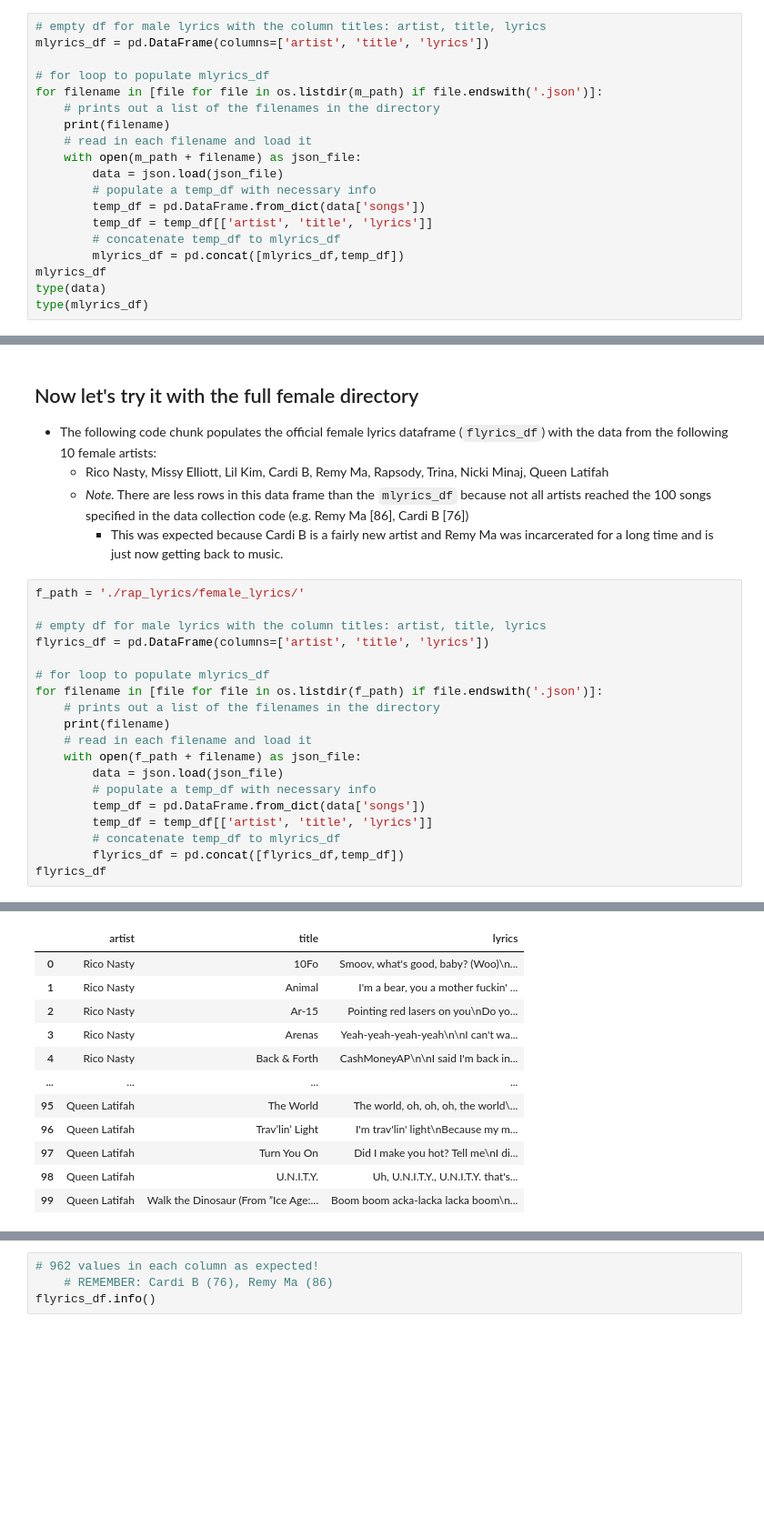
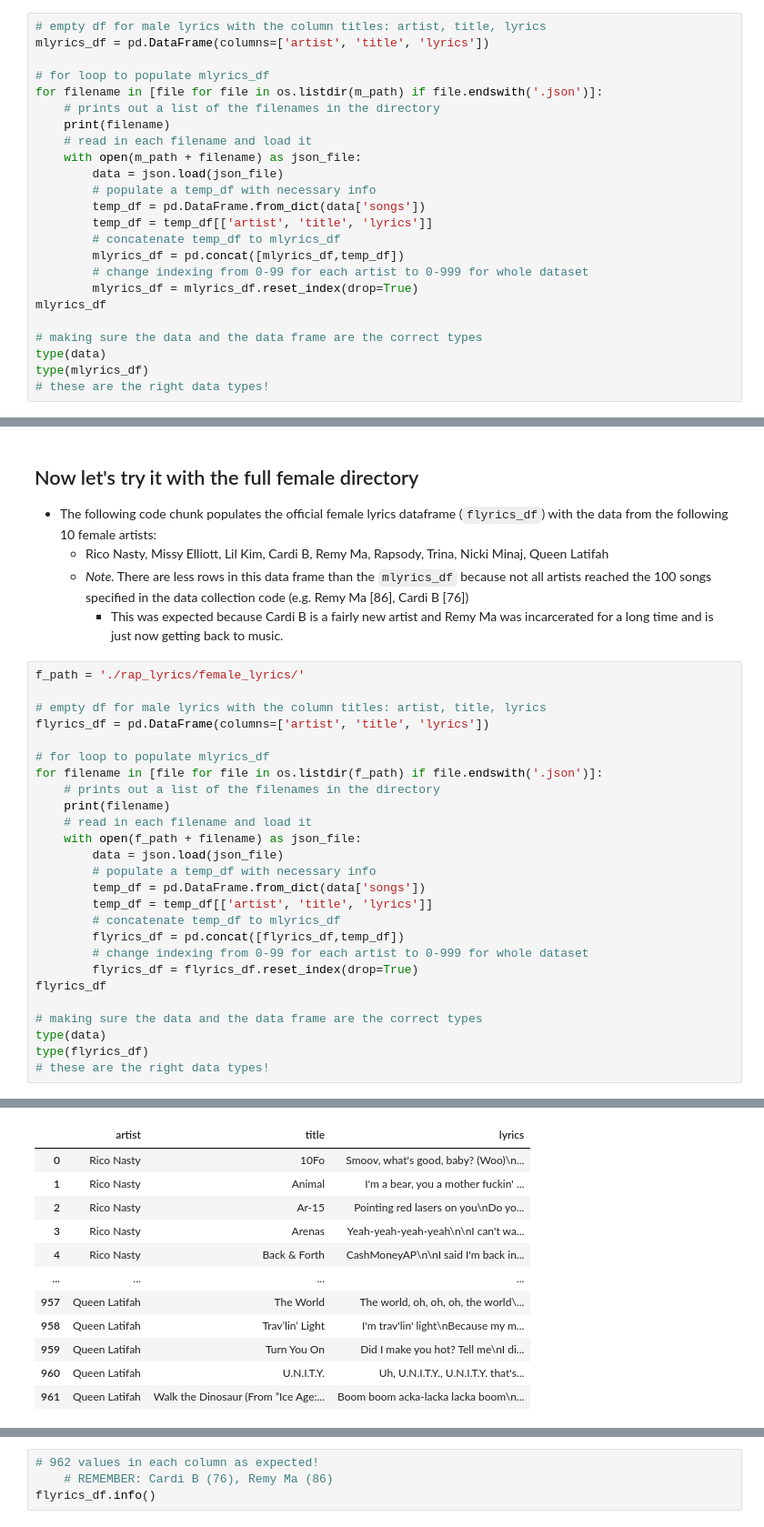
Before and after one commit to Data-Science-for-Linguists-2021/Rapper_Topic_Modeling, a Jupyter notebook: lyrical_data_analysis.ipynb, the cells around one changed output, grey strips where cells are left out. Shown at 91% size. Saved outputs shown, nothing was run; the diff lists cells and outputs as text; blank space fills up the shorter version.

```diff
--- a/lyrical_data_analysis.ipynb
+++ b/lyrical_data_analysis.ipynb
@@ -62,9 +62,14 @@ for filename in [file for file in os.listdir(m_path) if file.endswith('.json')]:
         temp_df = temp_df[['artist', 'title', 'lyrics']]
         # concatenate temp_df to mlyrics_df
         mlyrics_df = pd.concat([mlyrics_df,temp_df])
+        # change indexing from 0-99 for each artist to 0-999 for whole dataset
+        mlyrics_df = mlyrics_df.reset_index(drop=True)
 mlyrics_df
+
+# making sure the data and the data frame are the correct types
 type(data)
 type(mlyrics_df)
+# these are the right data types!
 # %% [output]
 Lyrics_J.Cole.json
 Lyrics_JAYZ.json
@@ -154,36 +160,43 @@ flyrics_df = pd.DataFrame(columns=['artist', 'title', 'lyrics'])
 for filename in [file for file in os.listdir(f_path) if file.endswith('.json')]:
     # prints out a list of the filenames in the directory
     print(filename)
     # read in each filename and load it
     with open(f_path + filename) as json_file:
         data = json.load(json_file)
         # populate a temp_df with necessary info
         temp_df = pd.DataFrame.from_dict(data['songs'])
         temp_df = temp_df[['artist', 'title', 'lyrics']]
         # concatenate temp_df to mlyrics_df
         flyrics_df = pd.concat([flyrics_df,temp_df])
+        # change indexing from 0-99 for each artist to 0-999 for whole dataset
+        flyrics_df = flyrics_df.reset_index(drop=True)
 flyrics_df
+
+# making sure the data and the data frame are the correct types
+type(data)
+type(flyrics_df)
+# these are the right data types!
 # %% [output]
 Lyrics_RicoNasty.json
 Lyrics_MissyElliott.json
 Lyrics_MeganTheeStallion.json
 Lyrics_LilKim.json
 Lyrics_CardiB.json
 Lyrics_RemyMa.json
 Lyrics_Rapsody.json
 Lyrics_Trina.json
 Lyrics_NickiMinaj.json
 Lyrics_QueenLatifah.json
 |  | artist | title | lyrics |
 | 0 | Rico Nasty | 10Fo | Smoov, what's good, baby? (Woo)\n... |
 | 1 | Rico Nasty | Animal | I'm a bear, you a mother fuckin' ... |
 | 2 | Rico Nasty | Ar-15 | Pointing red lasers on you\nDo yo... |
 | 3 | Rico Nasty | Arenas | Yeah-yeah-yeah-yeah\n\nI can't wa... |
 | 4 | Rico Nasty | Back & Forth | CashMoneyAP\n\nI said I'm back in... |
 | ... | ... | ... | ... |
-| 95 | Queen Latifah | The World | The world, oh, oh, oh, the world\... |
-| 96 | Queen Latifah | Trav’lin’ Light | I'm trav'lin' light\nBecause my m... |
-| 97 | Queen Latifah | Turn You On | Did I make you hot? Tell me\nI di... |
-| 98 | Queen Latifah | U.N.I.T.Y. | Uh, U.N.I.T.Y., U.N.I.T.Y. that's... |
-| 99 | Queen Latifah | Walk the Dinosaur (From ”Ice Age:... | Boom boom acka-lacka lacka boom\n... |
+| 957 | Queen Latifah | The World | The world, oh, oh, oh, the world\... |
+| 958 | Queen Latifah | Trav’lin’ Light | I'm trav'lin' light\nBecause my m... |
+| 959 | Queen Latifah | Turn You On | Did I make you hot? Tell me\nI di... |
+| 960 | Queen Latifah | U.N.I.T.Y. | Uh, U.N.I.T.Y., U.N.I.T.Y. that's... |
+| 961 | Queen Latifah | Walk the Dinosaur (From ”Ice Age:... | Boom boom acka-lacka lacka boom\n... |
 962 rows × 3 columns
```
Also changed, not shown: parts of 31 cells of this notebook.
